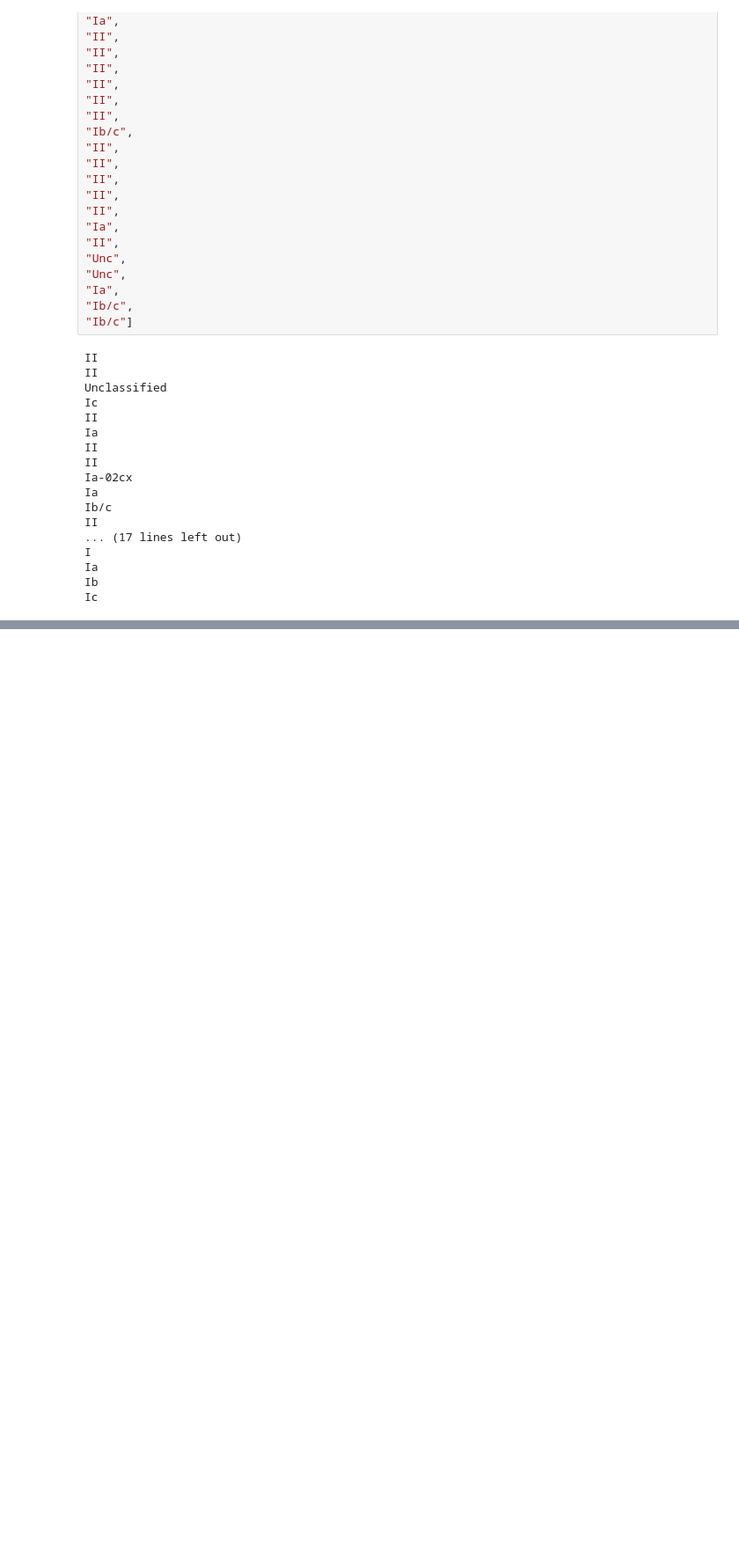
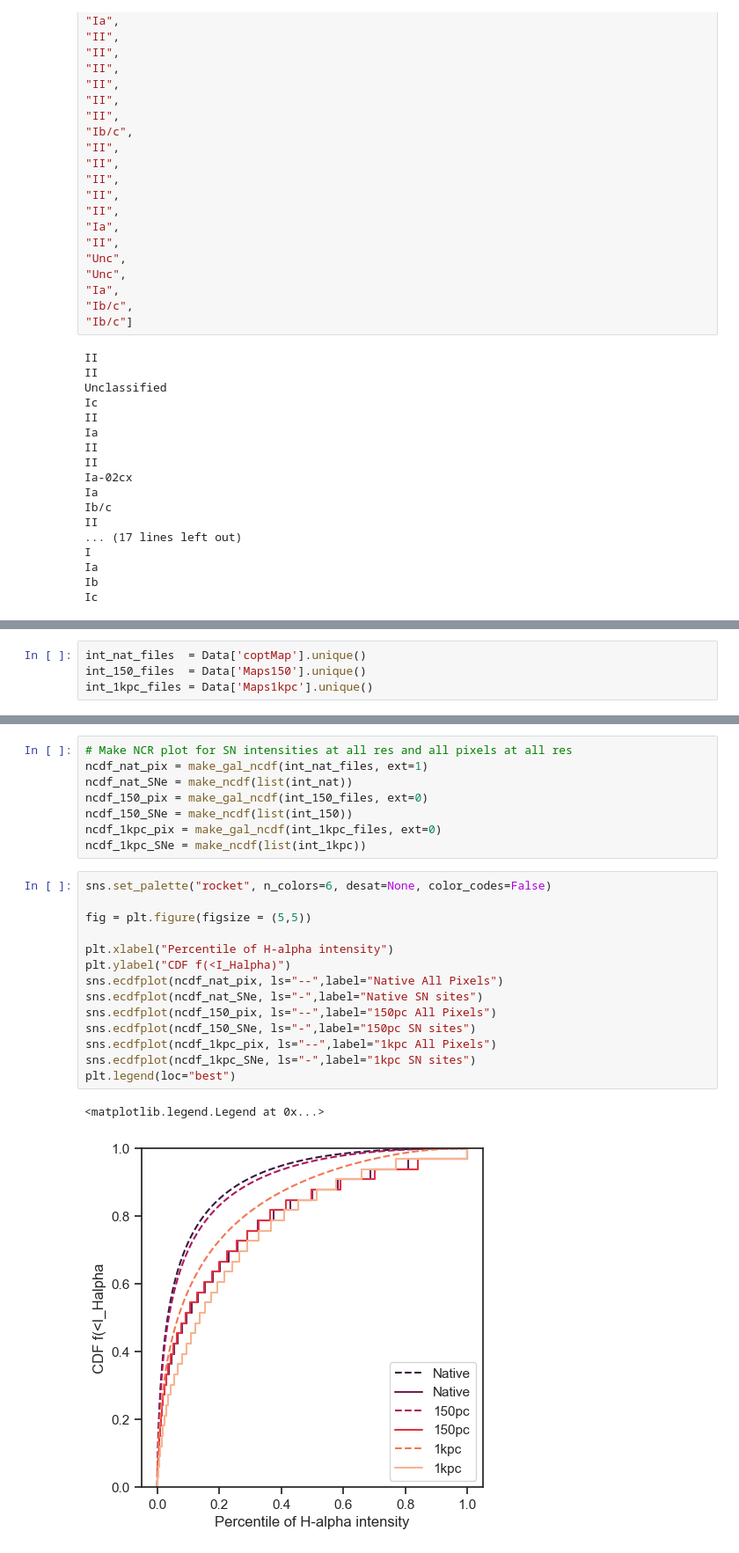
Before and after one commit to NessMayker/SNeHa, a Jupyter notebook: Code/2a.MUSE_SNe_intensity_visualizations.ipynb, the cells around one changed output, grey strips where cells are left out. Shown at 88% size. Drawn from its saved outputs; the diff is of its cells as text; blank space fills up the shorter version.

```diff
--- a/Code/2a.MUSE_SNe_intensity_visualizations.ipynb
+++ b/Code/2a.MUSE_SNe_intensity_visualizations.ipynb
@@ -349,0 +322,4 @@ No artists with labels found to put in legend.  Note that artists whose label st
+# %%
+int_nat_files  = Data['coptMap'].unique()
+int_150_files  = Data['Maps150'].unique()
+int_1kpc_files = Data['Maps1kpc'].unique()
@@ -349,0 +367,25 @@ No artists with labels found to put in legend.  Note that artists whose label st
+# %%
+# Make NCR plot for SN intensities at all res and all pixels at all res
+ncdf_nat_pix = make_gal_ncdf(int_nat_files, ext=1)
+ncdf_nat_SNe = make_ncdf(list(int_nat))
+ncdf_150_pix = make_gal_ncdf(int_150_files, ext=0)
+ncdf_150_SNe = make_ncdf(list(int_150))
+ncdf_1kpc_pix = make_gal_ncdf(int_1kpc_files, ext=0)
+ncdf_1kpc_SNe = make_ncdf(list(int_1kpc))
+# %%
+sns.set_palette("rocket", n_colors=6, desat=None, color_codes=False)
+
+fig = plt.figure(figsize = (5,5))
+
+plt.xlabel("Percentile of H-alpha intensity")
+plt.ylabel("CDF f(<I_Halpha)")
+sns.ecdfplot(ncdf_nat_pix, ls="--",label="Native All Pixels")
+sns.ecdfplot(ncdf_nat_SNe, ls="-",label="Native SN sites")
+sns.ecdfplot(ncdf_150_pix, ls="--",label="150pc All Pixels")
+sns.ecdfplot(ncdf_150_SNe, ls="-",label="150pc SN sites")
+sns.ecdfplot(ncdf_1kpc_pix, ls="--",label="1kpc All Pixels")
+sns.ecdfplot(ncdf_1kpc_SNe, ls="-",label="1kpc SN sites")
+plt.legend(loc="best")
+# %% [output]
+<matplotlib.legend.Legend at 0x...>
+[figure, added]
```
Also changed, not shown: parts of 18 cells of this notebook, 8 other files.
